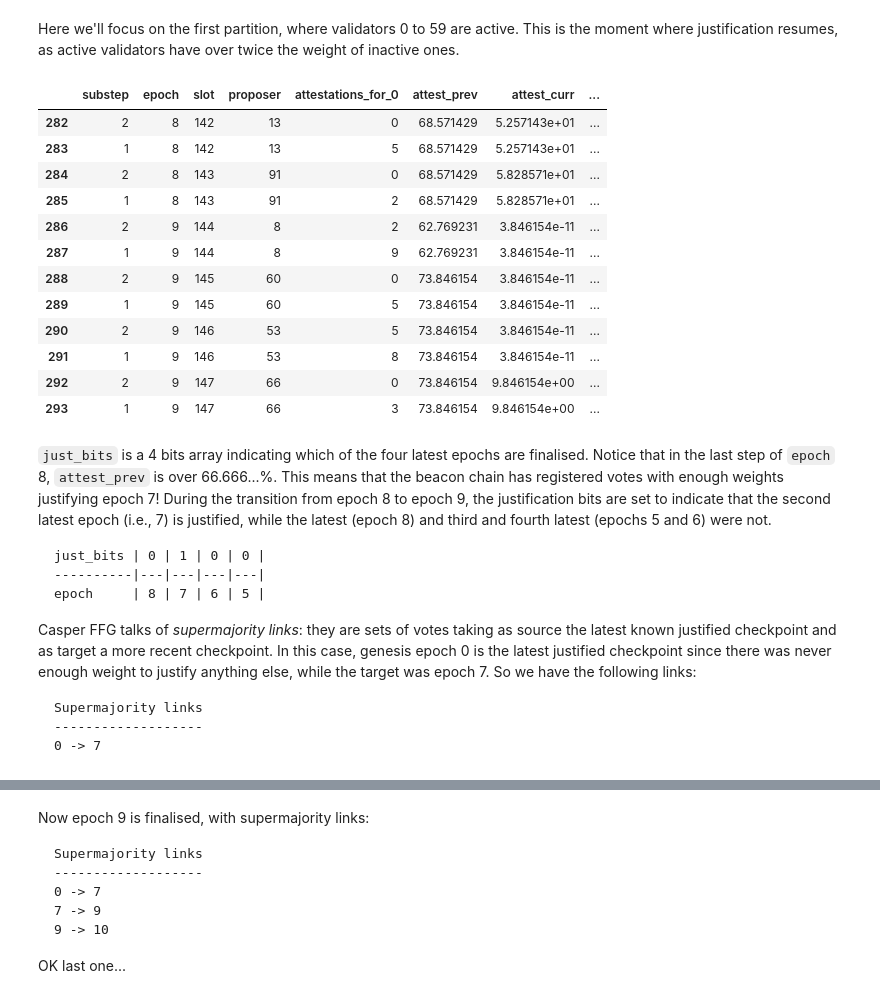
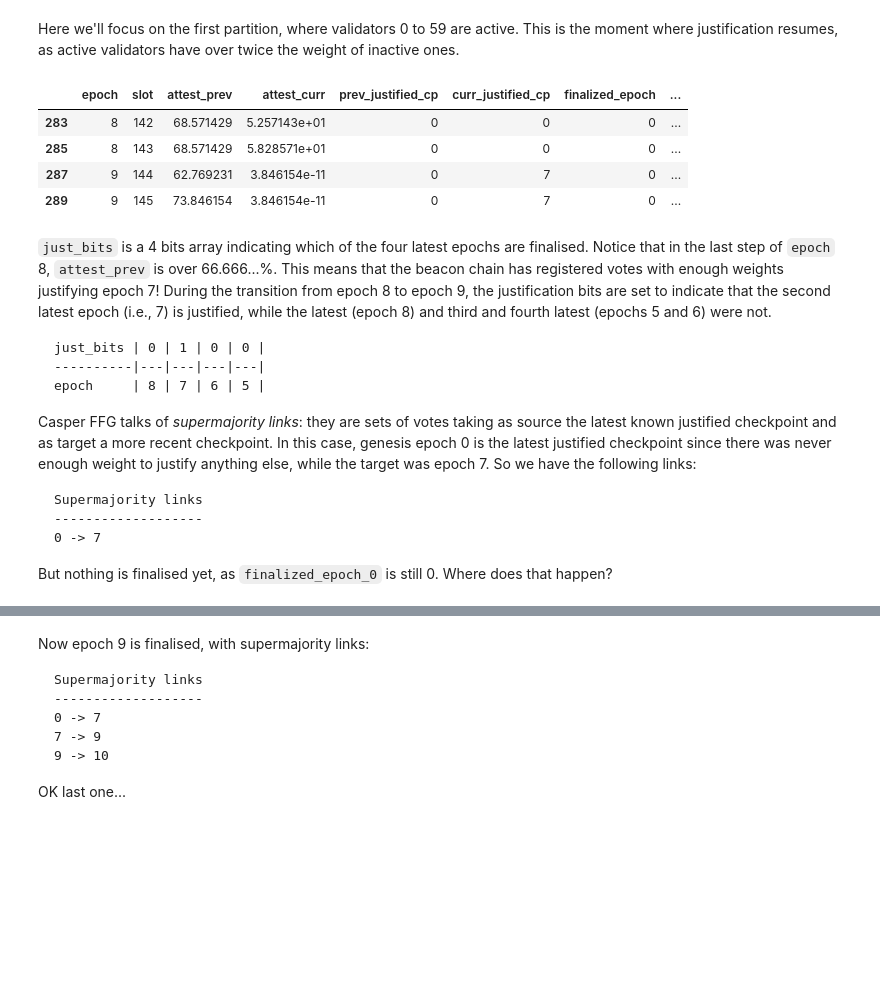
Before and after one commit to ethereum/rig, a Jupyter notebook: eth2economics/code/beaconrunner2049/beacon_runner_2049.ipynb, the cells around one changed output, grey strips where cells are left out. Cells and saved outputs as stored; diff of their text form; code cells hidden in the pictures; blank space fills up the shorter version.

`````diff
--- a/eth2economics/code/beaconrunner2049/beacon_runner_2049.ipynb
+++ b/eth2economics/code/beaconrunner2049/beacon_runner_2049.ipynb
@@ -322,25 +322,22 @@ df[df.substep == 1].plot('timestep', ['activity_ratio_0', 'activity_ratio_1'])
 # %% [markdown]
 Unsurprisingly, partition 0 is the quickest to reach an activity ratio of 2 and thus resumes finalisation much earlier than partition 1. Let's dive into what happens as the chains start finalising again. We'll grab a few more outputs from our simulations first.
 # %%
-df["finalized_epoch_0"] = df.network.apply(
-    lambda nt: nt.sets[0].beacon_state.finalized_checkpoint.epoch
-)
-df["finalized_epoch_1"] = df.network.apply(
-    lambda nt: nt.sets[1].beacon_state.finalized_checkpoint.epoch
-)
-df['just_bits'] = df.network.apply(
-    lambda network: network.sets[0].beacon_state.justification_bits
-)
 df['slot'] = df.network.apply(
     lambda network: network.sets[0].beacon_state.slot
 )
 df['epoch'] = df.network.apply(
     lambda network: specs.get_current_epoch(network.sets[0].beacon_state)
 )
-df['previous_justified_checkpoint'] = df.network.apply(
+df["finalized_epoch"] = df.network.apply(
+    lambda nt: nt.sets[0].beacon_state.finalized_checkpoint.epoch
+)
+df['just_bits'] = df.network.apply(
+    lambda network: network.sets[0].beacon_state.justification_bits
+)
+df['prev_justified_cp'] = df.network.apply(
     lambda network: network.sets[0].beacon_state.previous_justified_checkpoint.epoch
 )
-df['current_justified_checkpoint'] = df.network.apply(
+df['curr_justified_cp'] = df.network.apply(
     lambda network: network.sets[0].beacon_state.current_justified_checkpoint.epoch
 )
 df['proposer'] = df.network.apply(
@@ -398,23 +377,15 @@ df['attestations_for_0'] = df.network.apply(
 # %% [markdown]
 Here we'll focus on the first partition, where validators 0 to 59 are active. This is the moment where justification resumes, as active validators have over twice the weight of inactive ones.
 # %%
-subs = df[(df.slot >= 142) & (df.slot < 148)]
-subs[['substep', 'epoch', 'slot', 'proposer', 'attestations_for_0', 'attest_prev', 'attest_curr',
-      'previous_justified_checkpoint', 'current_justified_checkpoint', 'finalized_epoch_0', 'just_bits']]
+subs = df[(df.slot >= 142) & (df.slot < 146) & (df.substep == 1)]
+subs[['epoch', 'slot', 'attest_prev', 'attest_curr',
+      'prev_justified_cp', 'curr_justified_cp', 'finalized_epoch', 'just_bits']]
 # %% [output]
-|  | substep | epoch | slot | proposer | attestations_for_0 | attest_prev | attest_curr | ... |
-| 282 | 2 | 8 | 142 | 13 | 0 | 68.571429 | 5.257143e+01 | ... |
-| 283 | 1 | 8 | 142 | 13 | 5 | 68.571429 | 5.257143e+01 | ... |
-| 284 | 2 | 8 | 143 | 91 | 0 | 68.571429 | 5.828571e+01 | ... |
-| 285 | 1 | 8 | 143 | 91 | 2 | 68.571429 | 5.828571e+01 | ... |
-| 286 | 2 | 9 | 144 | 8 | 2 | 62.769231 | 3.846154e-11 | ... |
-| 287 | 1 | 9 | 144 | 8 | 9 | 62.769231 | 3.846154e-11 | ... |
-| 288 | 2 | 9 | 145 | 60 | 0 | 73.846154 | 3.846154e-11 | ... |
-| 289 | 1 | 9 | 145 | 60 | 5 | 73.846154 | 3.846154e-11 | ... |
-| 290 | 2 | 9 | 146 | 53 | 5 | 73.846154 | 3.846154e-11 | ... |
-| 291 | 1 | 9 | 146 | 53 | 8 | 73.846154 | 3.846154e-11 | ... |
-| 292 | 2 | 9 | 147 | 66 | 0 | 73.846154 | 9.846154e+00 | ... |
-| 293 | 1 | 9 | 147 | 66 | 3 | 73.846154 | 9.846154e+00 | ... |
+|  | epoch | slot | attest_prev | attest_curr | prev_justified_cp | curr_justified_cp | finalized_epoch | ... |
+| 283 | 8 | 142 | 68.571429 | 5.257143e+01 | 0 | 0 | 0 | ... |
+| 285 | 8 | 143 | 68.571429 | 5.828571e+01 | 0 | 0 | 0 | ... |
+| 287 | 9 | 144 | 62.769231 | 3.846154e-11 | 0 | 7 | 0 | ... |
+| 289 | 9 | 145 | 73.846154 | 3.846154e-11 | 0 | 7 | 0 | ... |
 # %% [markdown]
 `just_bits` is a 4 bits array indicating which of the four latest epochs are finalised. Notice that in the last step of `epoch` 8, `attest_prev` is over 66.666...%. This means that the beacon chain has registered votes with enough weights justifying epoch 7! During the transition from epoch 8 to epoch 9, the justification bits are set to indicate that the second latest epoch (i.e., 7) is justified, while the latest (epoch 8) and third and fourth latest (epochs 5 and 6) were not.
 
@@ -430,5 +401,7 @@ Casper FFG talks of _supermajority links_: they are sets of votes taking as sour
 Supermajority links
 -------------------
 0 -> 7
-````
+```
+
+But nothing is finalised yet, as `finalized_epoch_0` is still 0. Where does that happen?
 # %%
`````
Also changed, not shown: parts of 6 cells of this notebook.
